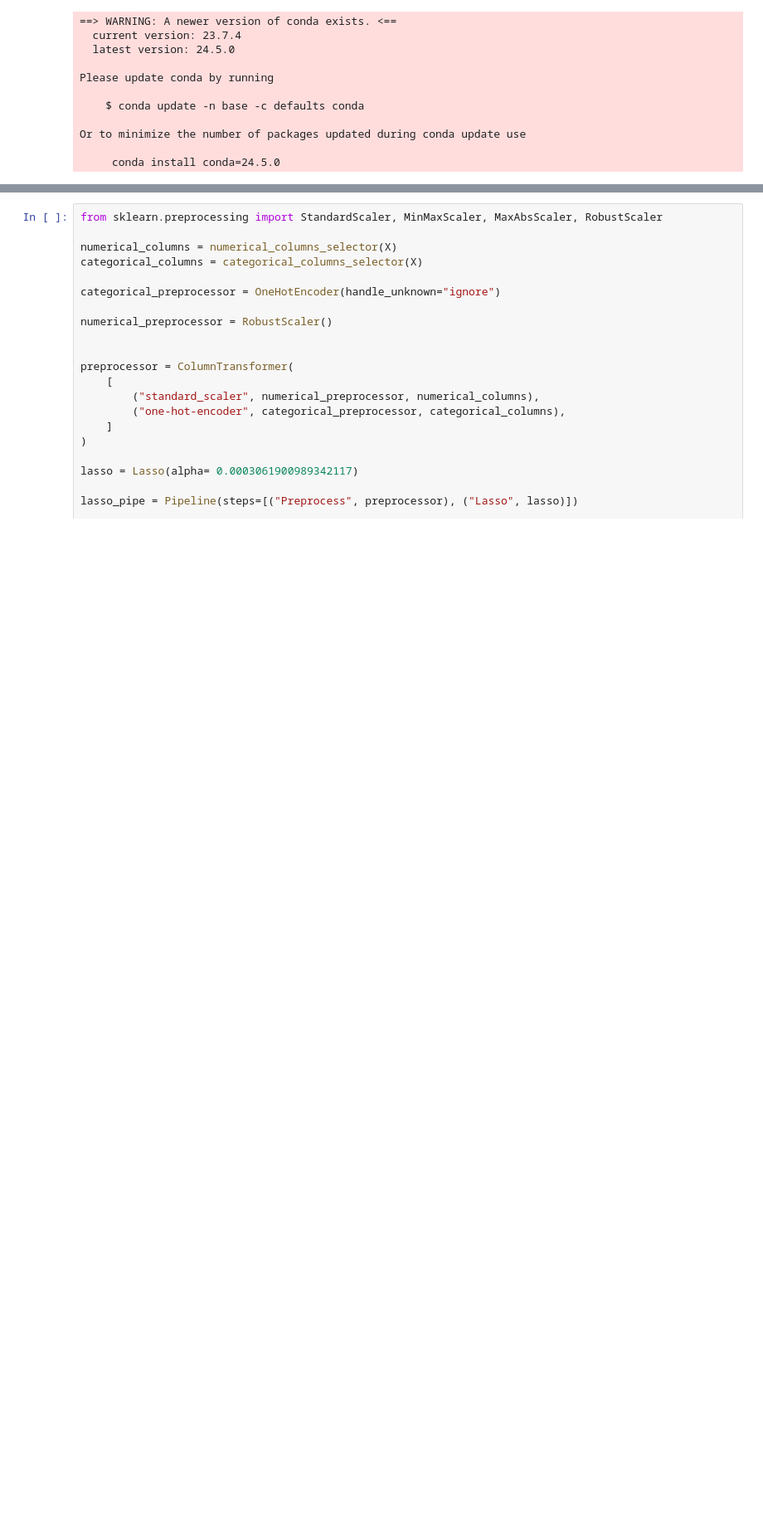
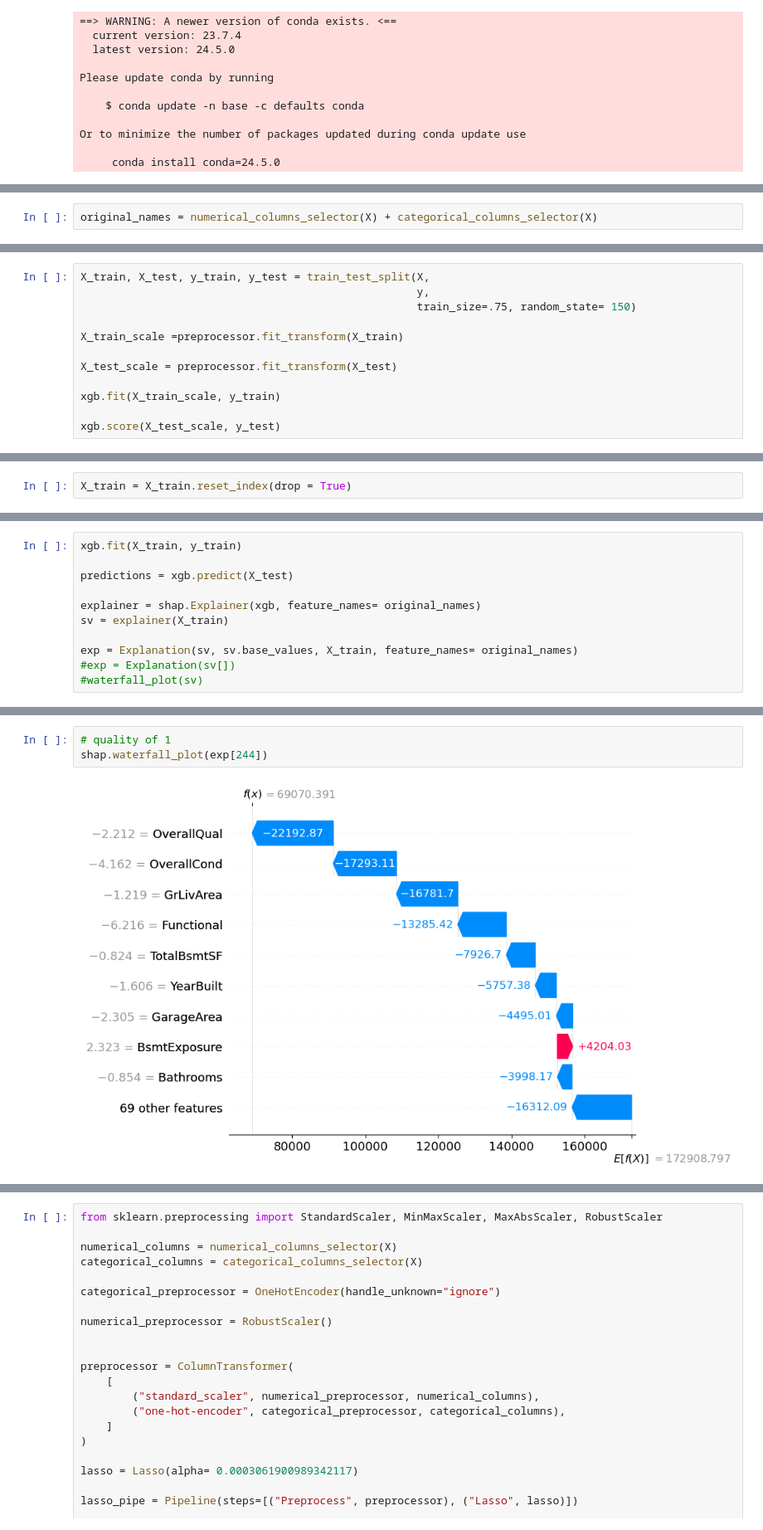
Before and after one commit to Na-ta-lie/Ames-Price-Prediction, a Jupyter notebook: SHAP.ipynb, the cells around one changed output, grey strips where cells are left out. Shown at 83% size. Cells and saved outputs as stored; diff of their text form; blank space fills up the shorter version.

Commit message:
working with shap. EOD 5-30 had simple xgboost shap working. Now 5-31 working with lasso pipe, trying to undo transformations

```diff
--- a/SHAP.ipynb
+++ b/SHAP.ipynb
@@ -69,0 +233,2 @@ X = df_normal_quality.drop(['SalePrice', 'PID'], axis =1).copy()
+# %%
+original_names = numerical_columns_selector(X) + categorical_columns_selector(X)
@@ -69,0 +239,12 @@ X = df_normal_quality.drop(['SalePrice', 'PID'], axis =1).copy()
+# %%
+X_train, X_test, y_train, y_test = train_test_split(X,
+                                                    y,
+                                                    train_size=.75, random_state= 150)
+
+X_train_scale =preprocessor.fit_transform(X_train)
+
+X_test_scale = preprocessor.fit_transform(X_test)
+
+xgb.fit(X_train_scale, y_train)
+
+xgb.score(X_test_scale, y_test)
@@ -69,0 +253,2 @@ X = df_normal_quality.drop(['SalePrice', 'PID'], axis =1).copy()
+# %%
+X_train = X_train.reset_index(drop = True)
@@ -69,0 +291,11 @@ X = df_normal_quality.drop(['SalePrice', 'PID'], axis =1).copy()
+# %%
+xgb.fit(X_train, y_train)
+
+predictions = xgb.predict(X_test)
+
+explainer = shap.Explainer(xgb, feature_names= original_names)
+sv = explainer(X_train)
+
+exp = Explanation(sv, sv.base_values, X_train, feature_names= original_names)
+#exp = Explanation(sv[])
+#waterfall_plot(sv)
@@ -69,0 +347,5 @@ X = df_normal_quality.drop(['SalePrice', 'PID'], axis =1).copy()
+# %%
+# quality of 1
+shap.waterfall_plot(exp[244])
+# %% [output]
+[figure, added]
```
Also changed, not shown: parts of 40 cells of this notebook, 3 other files.
